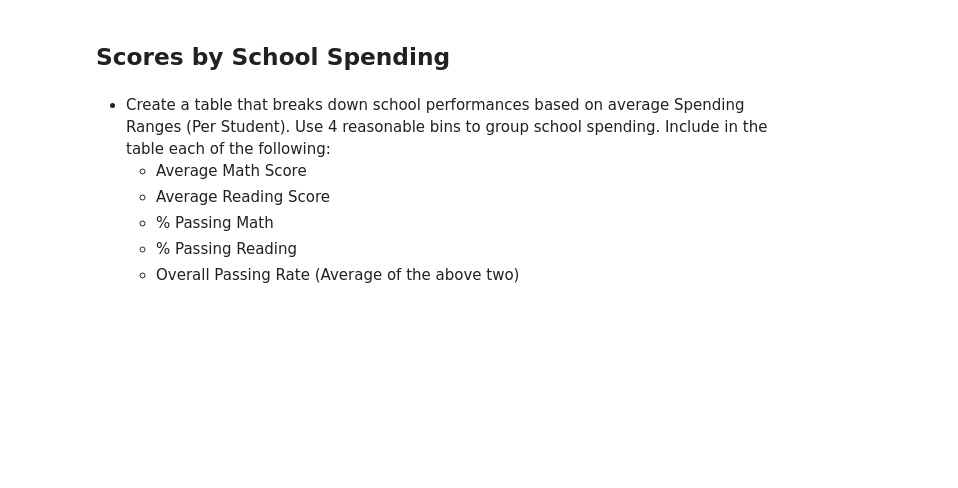
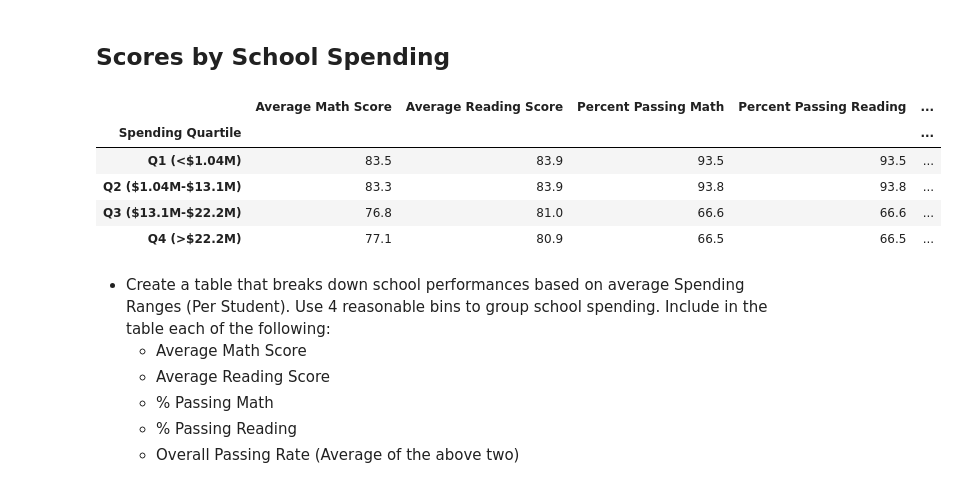
Before and after one commit to SamHoney71/pandas-challenge, a Jupyter notebook: PyCitySchools/PyCitySchoolsJeter.ipynb, the cells around one changed output. Drawn from its saved outputs; the diff is of its cells as text; code cells hidden in the pictures; blank space fills up the shorter version.

```diff
--- a/PyCitySchools/PyCitySchoolsJeter.ipynb
+++ b/PyCitySchools/PyCitySchoolsJeter.ipynb
@@ -263,5 +357,69 @@ KeyError: False
 # %% [markdown]
 ## Scores by School Spending
+# %%
+
+
+# create bins
+bins =[0,1046265, 1319574, 2228999, 3124930]
+
+# Labels foor bins
+spending_labels = ["Q1 (<$1.04M)", "Q2 ($1.04M-$13.1M)", "Q3 ($13.1M-$22.2M)", "Q4 (>$22.2M)"]
+
+#slice the data and place into bins code check
+#pd.cut(renamed_school_data_complete_df["Budget"],bins, labels=spending_labels).head()
+
+# slice the data and place into bins & put data into a new column
+renamed_school_data_complete_df["Spending Quartile"] = pd.cut(renamed_school_data_complete_df["Budget"],bins, labels=spending_labels)
+#renamed_school_data_complete_df.head()
+
+#category by Spend Group
+spending_group = renamed_school_data_complete_df.groupby("Spending Quartile")
+
+#print(spending_group["Student ID"].count())
+
+spending_group_avg_reading = round(spending_group["Reading Score"].mean(),1)
+spending_group_avg_math = round(spending_group["Math Score"].mean(), 1)
+spending_group_studend_count = spending_group["Student ID"].count()
+
+
+
+#calculate pecent passing math
+spending_group_pass_math_count = renamed_school_data_complete_df.loc[renamed_school_data_complete_df["Math Score"]>69].groupby("Spending Quartile")
+spending_group_pass_math_percent= round(spending_group_pass_math_count['Student ID'].count()*100/spending_group_studend_count, 1)
+
+spending_group_pass_read_count = renamed_school_data_complete_df.loc[renamed_school_data_complete_df["Reading Score"]>69].groupby("Spending Quartile")
+spending_group_pass_read_percent= round(spending_group_pass_math_count['Student ID'].count()*100/spending_group_studend_count,1)
+
+spending_group_pass_overall_count = renamed_school_data_complete_df[(renamed_school_data_complete_df["Reading Score"] >= 70) & (renamed_school_data_complete_df["Math Score"] >= 70)].groupby("Spending Quartile")
+spending_group_pass_overall_percent= round(spending_group_pass_overall_count['Student ID'].count()*100/spending_group_studend_count,1)
+
+
+spending_group_stats_df = pd.DataFrame({"Average Math Score": spending_group_avg_math,
+                                        "Average Reading Score": spending_group_avg_reading,
+                                        "Percent Passing Math": spending_group_pass_math_percent,
+                                        "Percent Passing Reading": spending_group_pass_read_percent,
+                                        "Percent Passing Overall": spending_group_pass_overall_percent
+                                       })
+
+spending_group_stats_df.head()
+
+# needed to calc percentages - Andrew Perez helped me with this syntax
+#school_pass_math_count = renamed_school_data_complete_df.loc[renamed_school_data_complete_df["Math Score"]>69].groupby("School Name")
+#school_pass_reading_count = renamed_school_data_complete_df[renamed_school_data_complete_df["Reading Score"] >= 70].groupby("School Name")
+#school_pass_overall_count = renamed_school_data_complete_df[(renamed_school_data_complete_df["Reading Score"] >= 70) & (renamed_school_data_complete_df["Math Score"] >= 70)].groupby("School Name")
+
+
+#Calculate the percentage of students with a passing math, reading & overall score (70 or greater) - Doris Meirs helped me find the sytax error by sharing her code.
+#school_pass_math_percent= school_pass_math_count['Student ID'].count()*100/school_count_students
+#school_pass_reading_percent = school_pass_reading_count['Student ID'].count()*100/school_count_students
+#school_pass_overall_percent = school_pass_overall_count['Student ID'].count()*100/school_count_students
+# %% [output]
+|  | Average Math Score | Average Reading Score | Percent Passing Math | Percent Passing Reading | ... |
+| Spending Quartile |  |  |  |  | ... |
+| Q1 (<$1.04M) | 83.5 | 83.9 | 93.5 | 93.5 | ... |
+| Q2 ($1.04M-$13.1M) | 83.3 | 83.9 | 93.8 | 93.8 | ... |
+| Q3 ($13.1M-$22.2M) | 76.8 | 81.0 | 66.6 | 66.6 | ... |
+| Q4 (>$22.2M) | 77.1 | 80.9 | 66.5 | 66.5 | ... |
 # %% [markdown]
 * Create a table that breaks down school performances based on average Spending Ranges (Per Student). Use 4 reasonable bins to group school spending. Include in the table each of the following:
   * Average Math Score
```
Also changed, not shown: parts of 5 cells of this notebook, 1 other file.
